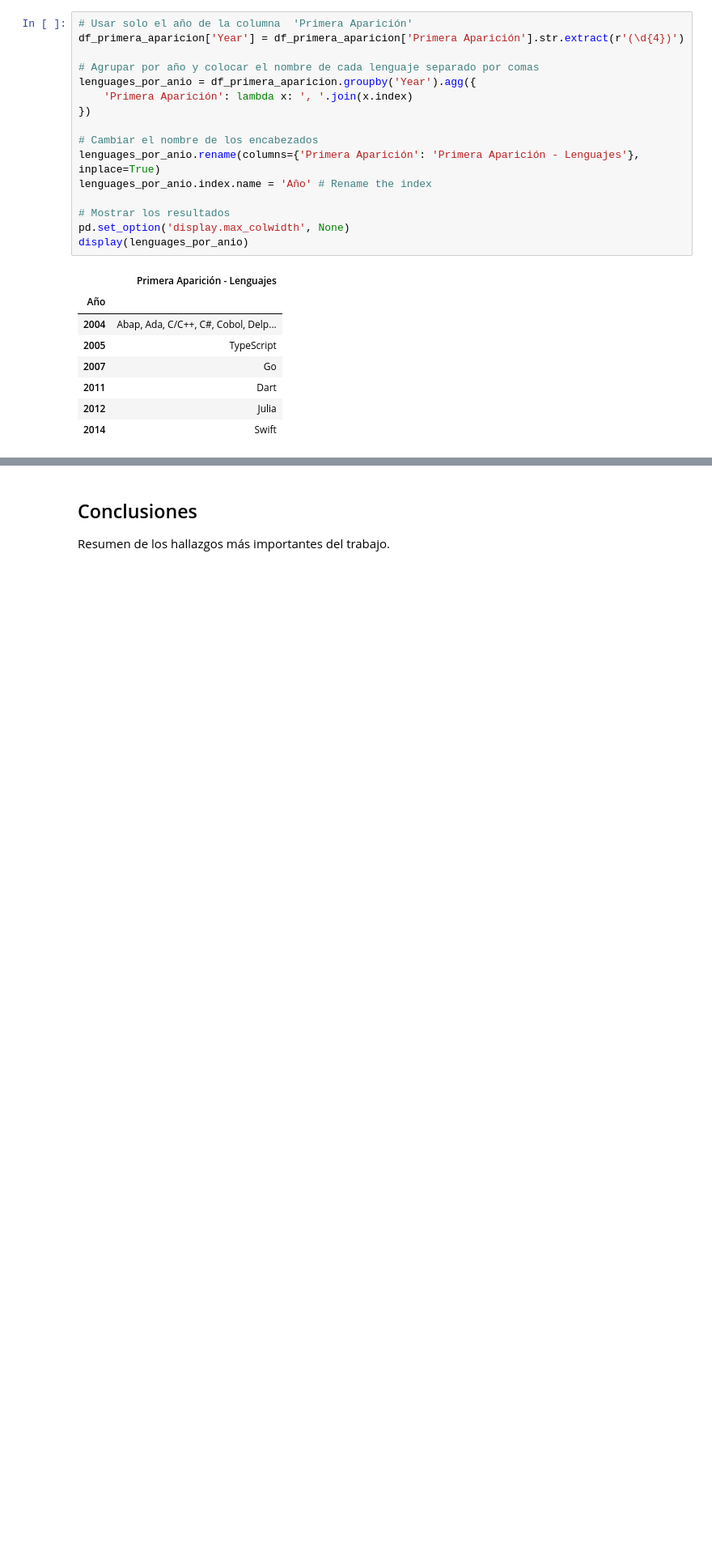
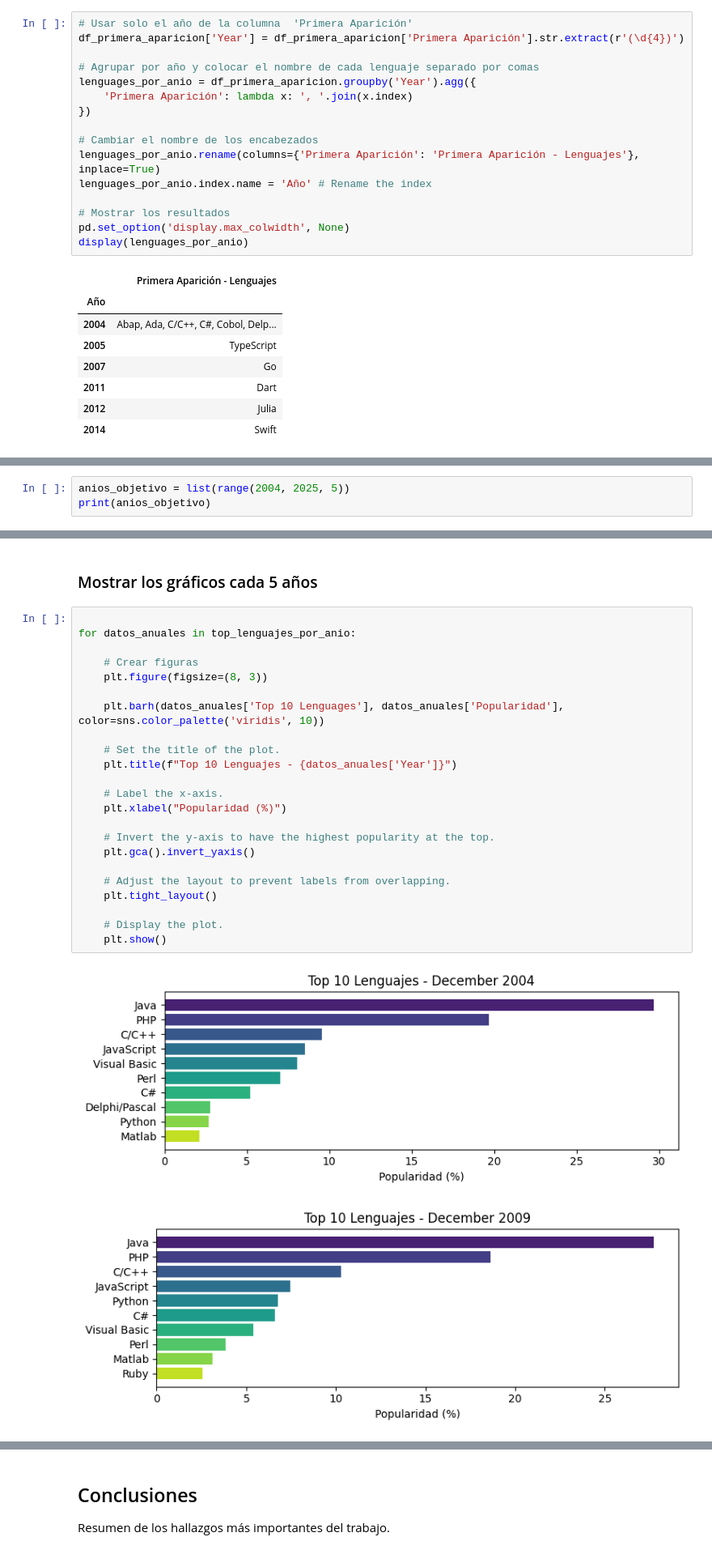
Before and after one commit to JFSS20000/01MIAR04, a Jupyter notebook: 01MIAR04_ACT_Dataset_Sarmiento_Sarmiento_Jose_Fernando.ipynb, the cells around one changed output, grey strips where cells are left out. Shown at 81% size. Saved outputs shown, nothing was run; the diff lists cells and outputs as text; blank space fills up the shorter version.

```diff
--- a/01MIAR04_ACT_Dataset_Sarmiento_Sarmiento_Jose_Fernando.ipynb
+++ b/01MIAR04_ACT_Dataset_Sarmiento_Sarmiento_Jose_Fernando.ipynb
@@ -168,0 +167,3 @@ Visualización y discusión de las tendencias de popularidad.
+# %%
+anios_objetivo = list(range(2004, 2025, 5))
+print(anios_objetivo)
@@ -168,0 +252,28 @@ Visualización y discusión de las tendencias de popularidad.
+# %% [markdown]
+### Mostrar los gráficos cada 5 años
+# %%
+
+for datos_anuales in top_lenguajes_por_anio:
+
+    # Crear figuras
+    plt.figure(figsize=(8, 3))
+
+    plt.barh(datos_anuales['Top 10 Lenguages'], datos_anuales['Popularidad'], color=sns.color_palette('viridis', 10))
+
+    # Set the title of the plot.
+    plt.title(f"Top 10 Lenguajes - {datos_anuales['Year']}")
+
+    # Label the x-axis.
+    plt.xlabel("Popularidad (%)")
+
+    # Invert the y-axis to have the highest popularity at the top.
+    plt.gca().invert_yaxis()
+
+    # Adjust the layout to prevent labels from overlapping.
+    plt.tight_layout()
+
+    # Display the plot.
+    plt.show()
+# %% [output]
+[figure, added]
+[figure, added]
```
Also changed, not shown: parts of 9 cells of this notebook.
